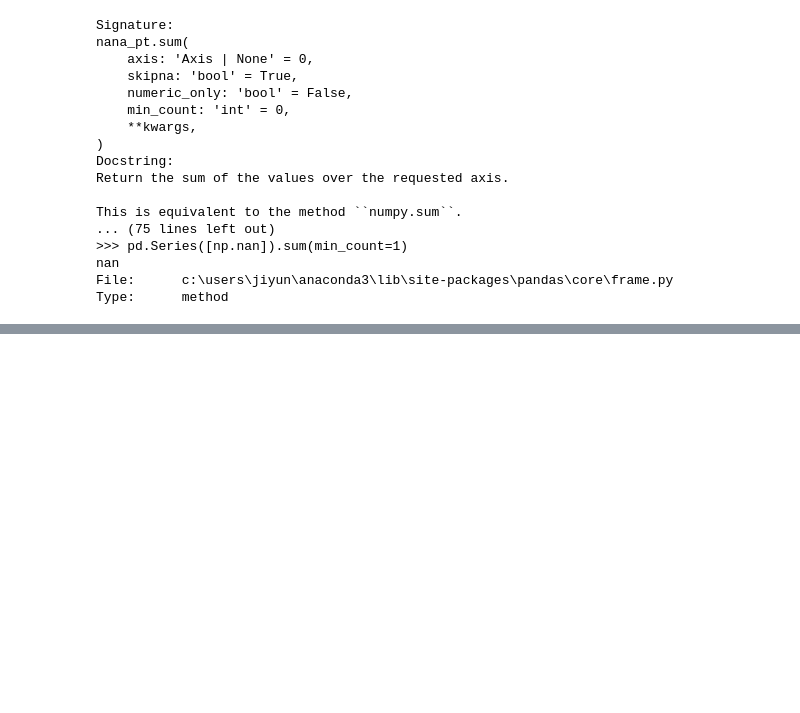
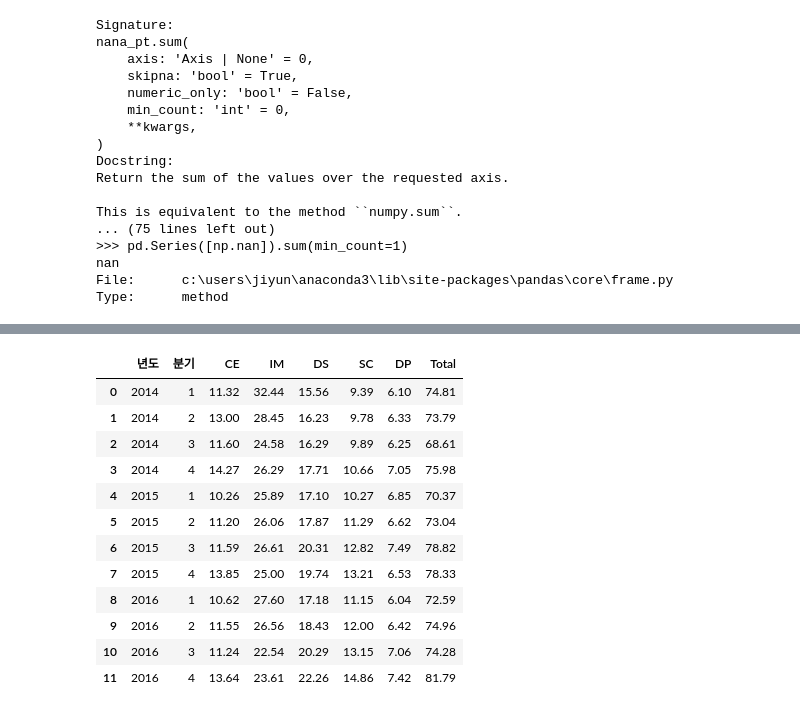
Before and after one commit to dust-yoon/practice-in-python-jupyter, a Jupyter notebook: 0_note.ipynb, the cells around one changed output, grey strips where cells are left out. Drawn from its saved outputs; the diff is of its cells as text; code cells hidden in the pictures; blank space fills up the shorter version.

```diff
--- a/0_note.ipynb
+++ b/0_note.ipynb
@@ -1082,0 +1155,5 @@ Type:      method
+# %%
+pd.options.display.max_rows=10
+# %%
+gaga = pd.read_csv("se_sales.txt", sep='\t', skiprows=7)
+gaga.head(2)
@@ -1082,0 +1185,16 @@ Type:      method
+# %%
+gaga
+# %% [output]
+|  | 년도 | 분기 | CE | IM | DS | SC | DP | Total |
+| 0 | 2014 | 1 | 11.32 | 32.44 | 15.56 | 9.39 | 6.10 | 74.81 |
+| 1 | 2014 | 2 | 13.00 | 28.45 | 16.23 | 9.78 | 6.33 | 73.79 |
+| 2 | 2014 | 3 | 11.60 | 24.58 | 16.29 | 9.89 | 6.25 | 68.61 |
+| 3 | 2014 | 4 | 14.27 | 26.29 | 17.71 | 10.66 | 7.05 | 75.98 |
+| 4 | 2015 | 1 | 10.26 | 25.89 | 17.10 | 10.27 | 6.85 | 70.37 |
+| 5 | 2015 | 2 | 11.20 | 26.06 | 17.87 | 11.29 | 6.62 | 73.04 |
+| 6 | 2015 | 3 | 11.59 | 26.61 | 20.31 | 12.82 | 7.49 | 78.82 |
+| 7 | 2015 | 4 | 13.85 | 25.00 | 19.74 | 13.21 | 6.53 | 78.33 |
+| 8 | 2016 | 1 | 10.62 | 27.60 | 17.18 | 11.15 | 6.04 | 72.59 |
+| 9 | 2016 | 2 | 11.55 | 26.56 | 18.43 | 12.00 | 6.42 | 74.96 |
+| 10 | 2016 | 3 | 11.24 | 22.54 | 20.29 | 13.15 | 7.06 | 74.28 |
+| 11 | 2016 | 4 | 13.64 | 23.61 | 22.26 | 14.86 | 7.42 | 81.79 |
```
Also changed, not shown: parts of 64 cells of this notebook.
